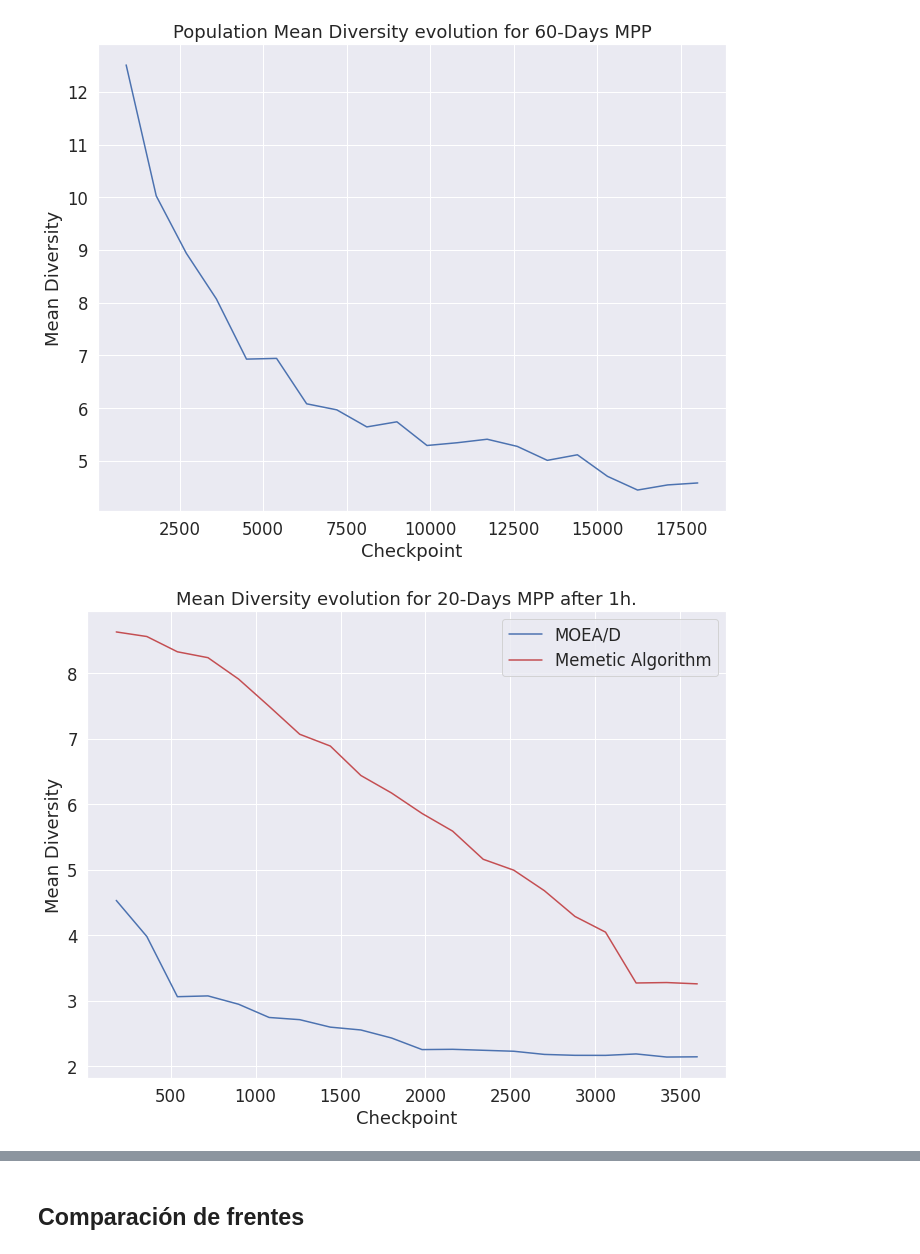
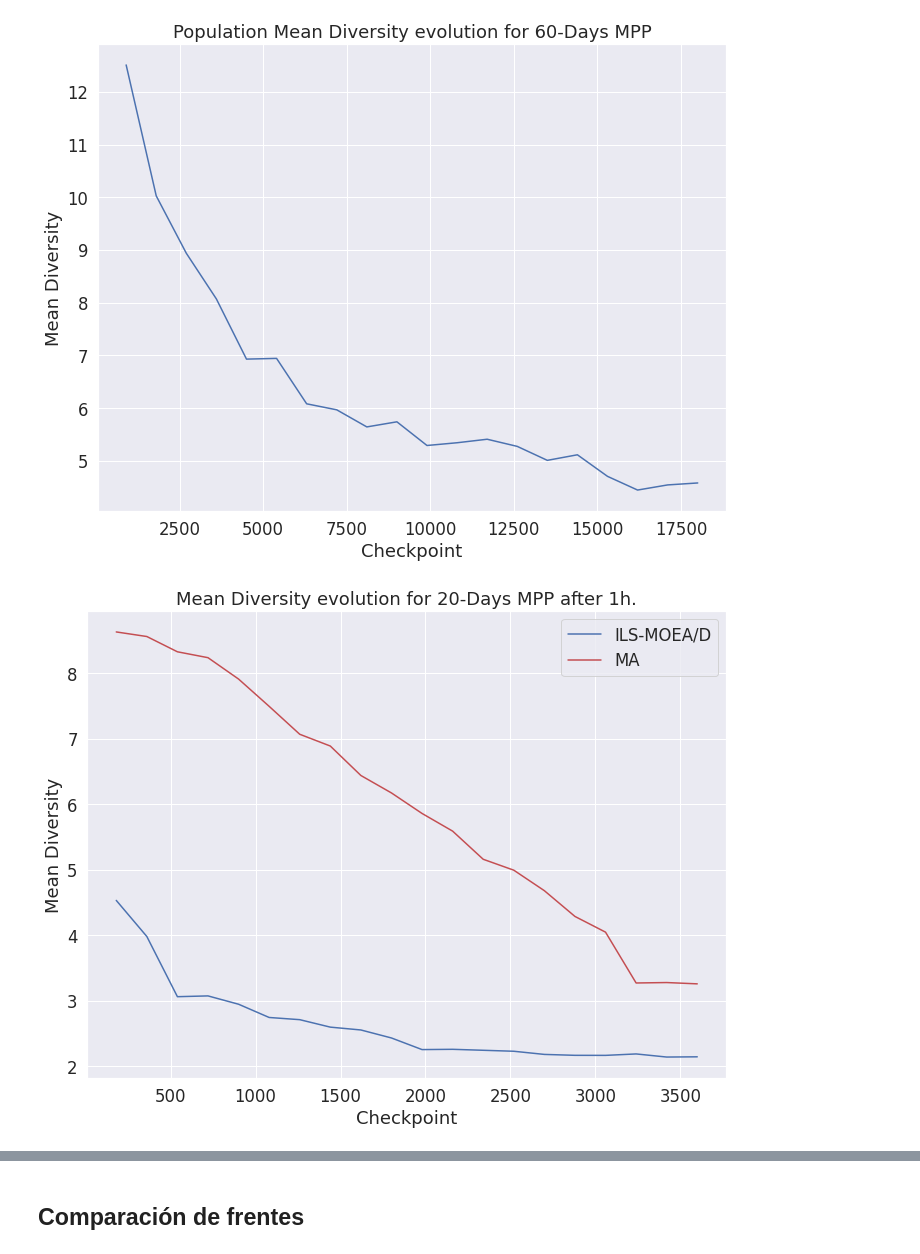
Before and after one commit to Tomas-Morph/MenuPlanning_MOEAD_Mathematics, a Jupyter notebook: notebooks/analyze_experiments_and_plots_insurgente.ipynb, the cells around one changed output, grey strips where cells are left out. Saved outputs shown, nothing was run; the diff lists cells and outputs as text; code cells hidden in the pictures.

```diff
--- a/notebooks/analyze_experiments_and_plots_insurgente.ipynb
+++ b/notebooks/analyze_experiments_and_plots_insurgente.ipynb
@@ -290,10 +290,10 @@ generate_evolution(evo_diver_60_df, y_arg = 'Mean Diversity',
 # %%
 compare_evolution(evo_diver_20_df, moev_div_20_df,
                   title = 'Mean Diversity evolution for 20-Days MPP after 1h.',
-                  x_arg = 'Checkpoint', y_arg = 'Mean Diversity', label_1 = 'MOEA/D', label_2 = 'Memetic Algorithm',
+                  x_arg = 'Checkpoint', y_arg = 'Mean Diversity', label_1 = 'ILS-MOEA/D', label_2 = 'MA',
                   figure_name='MOEAD_vs_Memetic_20-days_diversity-evo.png', share_axis=True)
 # %% [output]
-[figure, old version]
+[figure, new version]
 # %%
 compare_evolution(evo_diver_40_df, moev_div_40_df,
                   title = 'Mean Diversity evolution for 40-Days MPP after 2.5h.',
```
Also changed, not shown: parts of 19 cells of this notebook, 28 other files.
